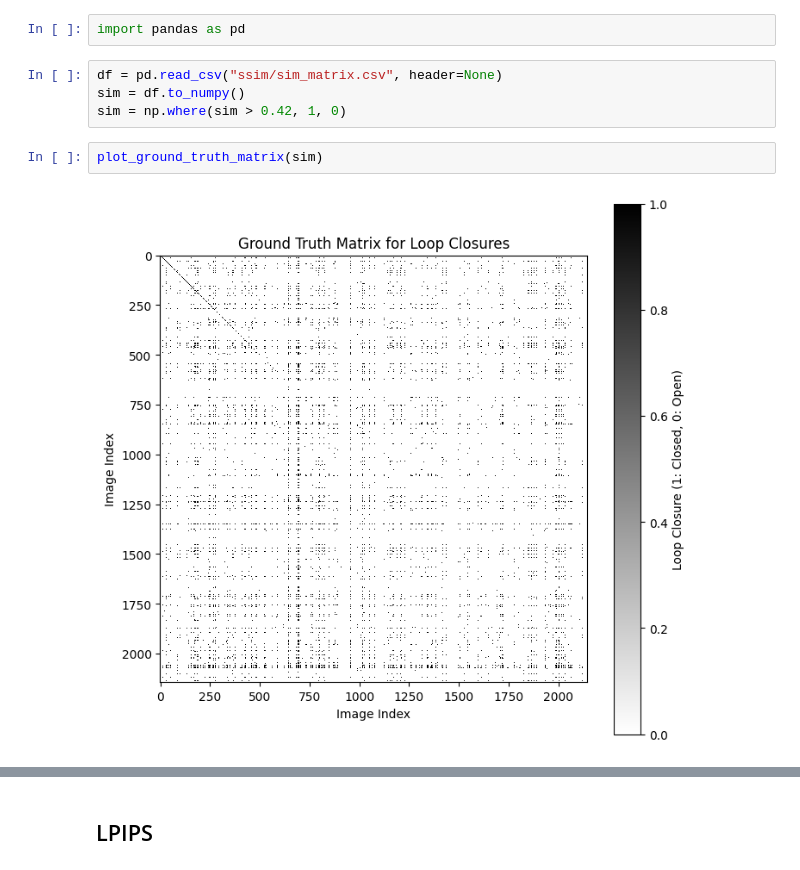
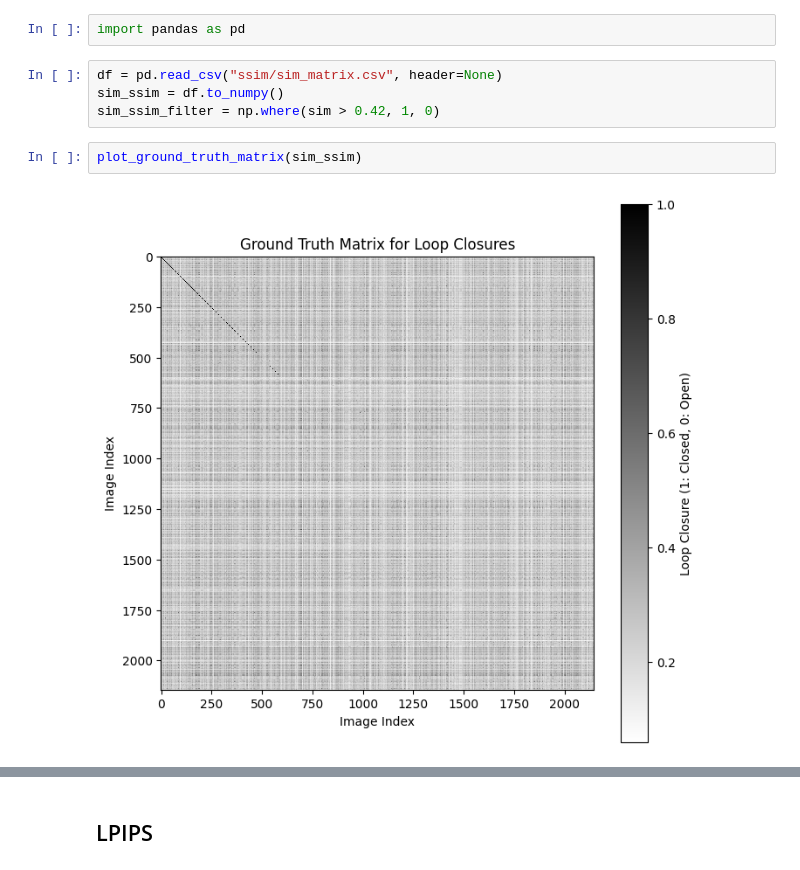
Before and after one commit to shubham-rateria/cs-5785-final-project, a Jupyter notebook: loop-closure.ipynb, the cells around one changed output, grey strips where cells are left out. Cells and saved outputs as stored; diff of their text form.

```diff
--- a/loop-closure.ipynb
+++ b/loop-closure.ipynb
@@ -778,10 +692,10 @@ Recall (thresh=0.92): 0.19343311758360301
 import pandas as pd
 # %%
 df = pd.read_csv("ssim/sim_matrix.csv", header=None)
-sim = df.to_numpy()
-sim = np.where(sim > 0.42, 1, 0)
+sim_ssim = df.to_numpy()
+sim_ssim_filter = np.where(sim > 0.42, 1, 0)
 # %%
-plot_ground_truth_matrix(sim)
+plot_ground_truth_matrix(sim_ssim)
 # %% [output]
-[figure, old version]
+[figure, new version]
 # %%
```
Also changed, not shown: parts of 31 cells of this notebook, 16 other files.
